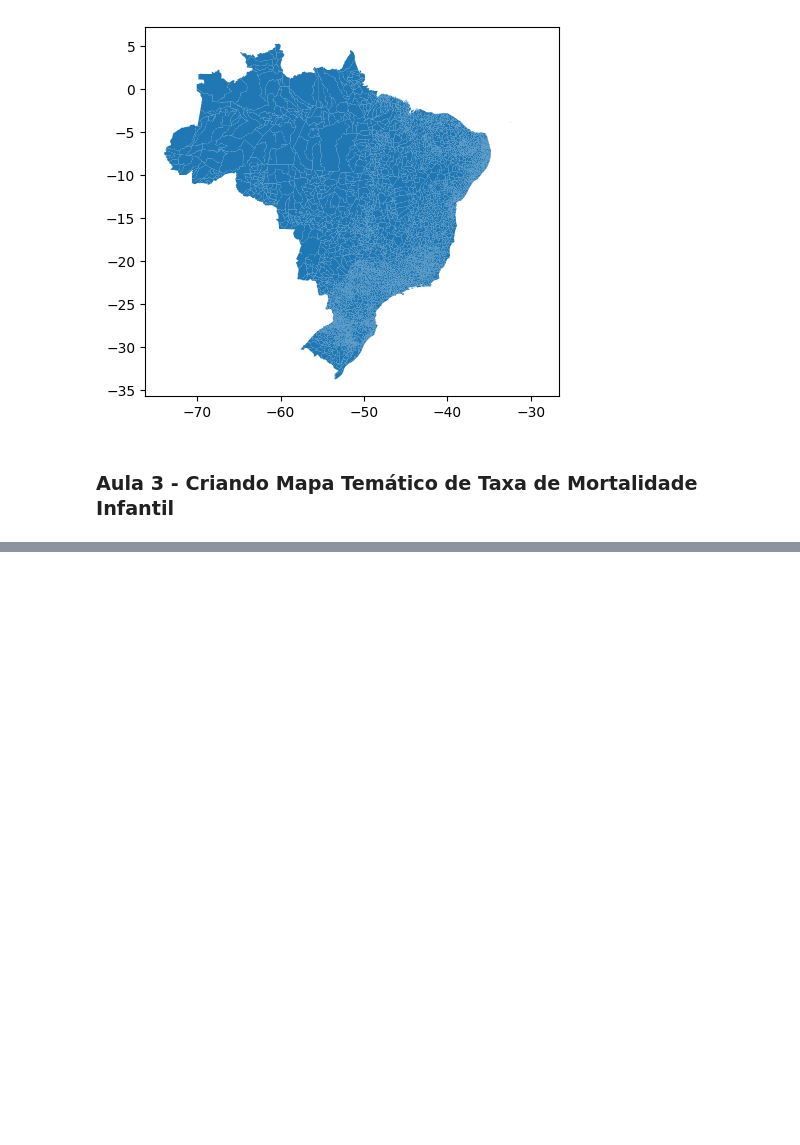
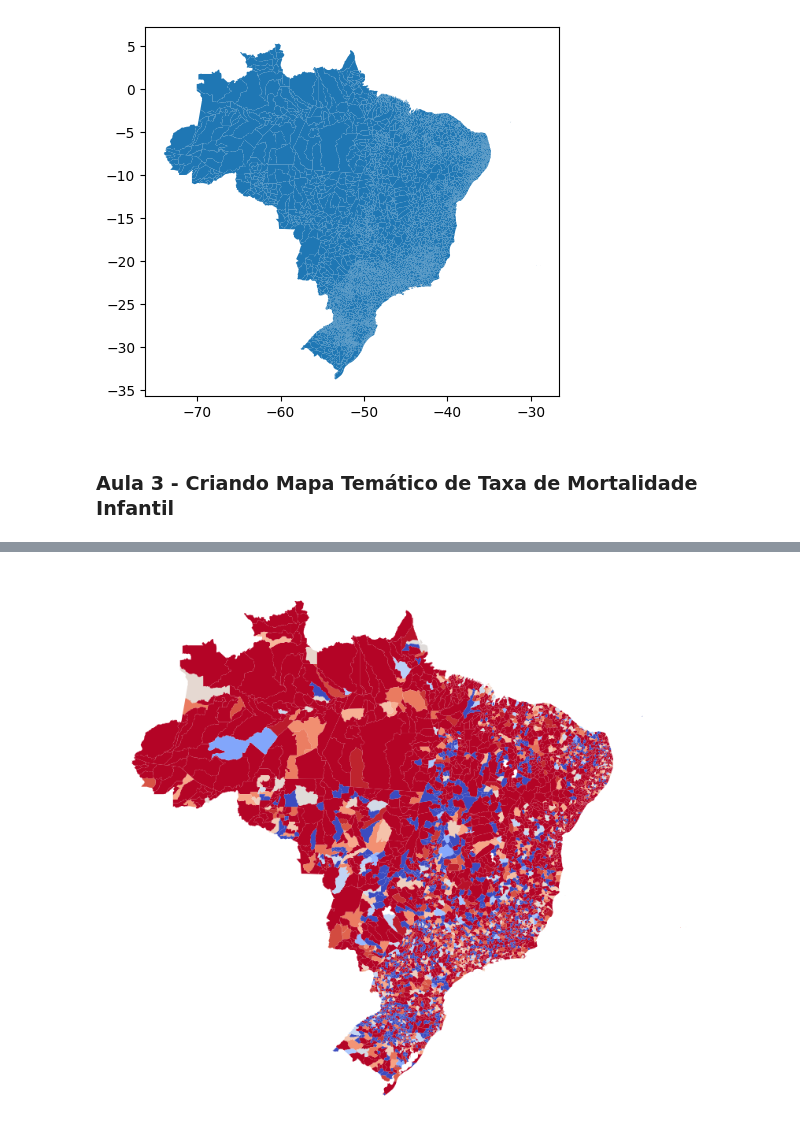
Before and after one commit to balaio-cientifico/analise_espacial, a Jupyter notebook: analise_espacial.ipynb, the cells around one changed output, grey strips where cells are left out. Cells and saved outputs as stored; diff of their text form; code cells hidden in the pictures; blank space fills up the shorter version.

```diff
--- a/analise_espacial.ipynb
+++ b/analise_espacial.ipynb
@@ -108,0 +109,16 @@ tmi_map
+# %%
+# Set up the color map
+cmap = 'coolwarm'
+cmin, cmax = tmi_map['tmi'].min(), tmi_map['tmi'].max()
+vmin, vmax = max(0, cmin), min(10, cmax)  # Set limits for color scale
+
+# Define the colors for NaN and 0 values
+missing_color = '#808080'  # gray color
+
+# Plot the data
+fig, ax = plt.subplots(figsize=(10, 10))
+tmi_map.plot(column='tmi', cmap=cmap, vmin=vmin, vmax=vmax, missing_kwds=dict(color=missing_color), ax=ax)
+plt.axis('off')
+plt.show()
+# %% [output]
+[figure, added]
```
Also changed, not shown: parts of 8 cells of this notebook.
